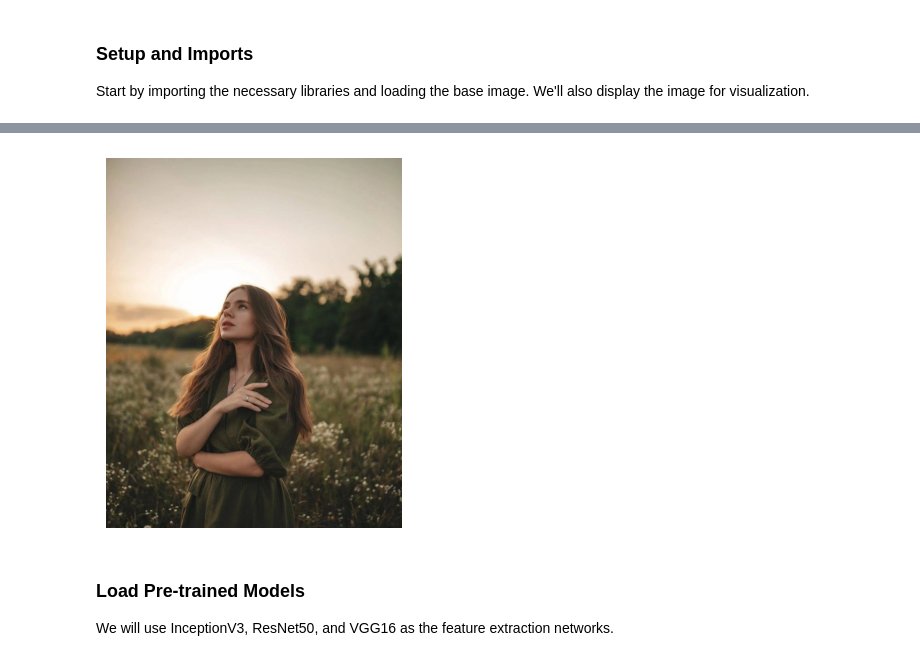
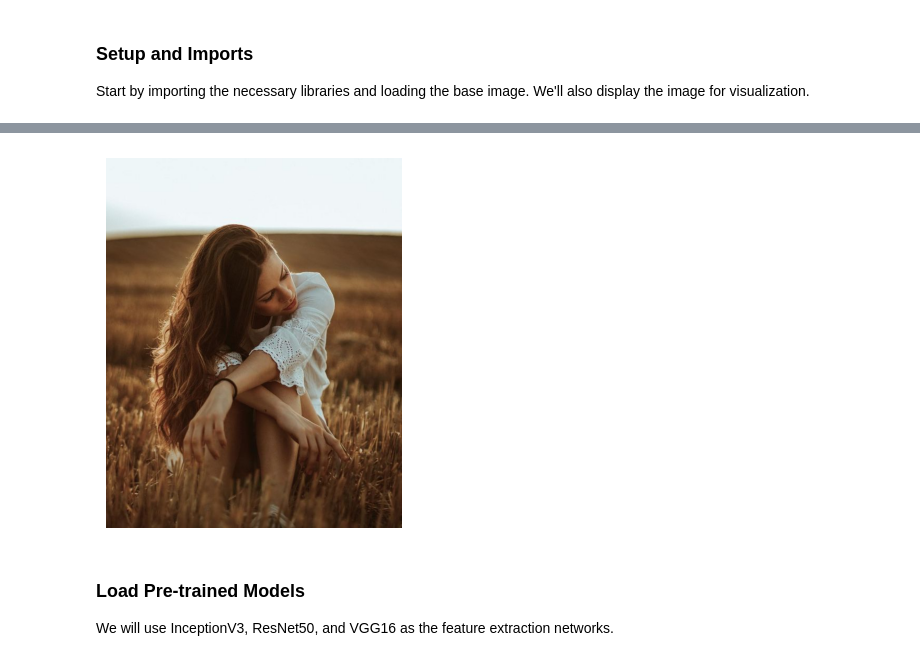
Before and after one commit to asRot0/DeepDreamArt, a Jupyter notebook: deepdream_generator.ipynb, the cells around one changed output, grey strips where cells are left out. Drawn from its saved outputs; the diff is of its cells as text; code cells hidden in the pictures.

```diff
--- a/deepdream_generator.ipynb
+++ b/deepdream_generator.ipynb
@@ -17,7 +17,7 @@ from tqdm.notebook import tqdm
 # %%
 # Load the base image
 base_image_path = keras.utils.get_file(
-    "img.jpg", origin="https://i.pinimg.com/736x/1d/9f/f2/1d9ff2e93f8c5a439820e89bdb46d606.jpg"
+    "img.jpg", origin="https://i.pinimg.com/736x/08/e8/b4/08e8b468ce7b3fa5b7ec564eb3e711c6.jpg"
 )
 
 # Display the base image
@@ -30,4 +30,4 @@ Downloading data from https://i.pinimg.com/736x/1d/9f/f2/1d9ff2e93f8c5a439820e89
-[figure, old version]
+[figure, new version]
 # %% [markdown]
 ### Load Pre-trained Models
 We will use InceptionV3, ResNet50, and VGG16 as the feature extraction networks.
```
Also changed, not shown: parts of 15 cells of this notebook.
